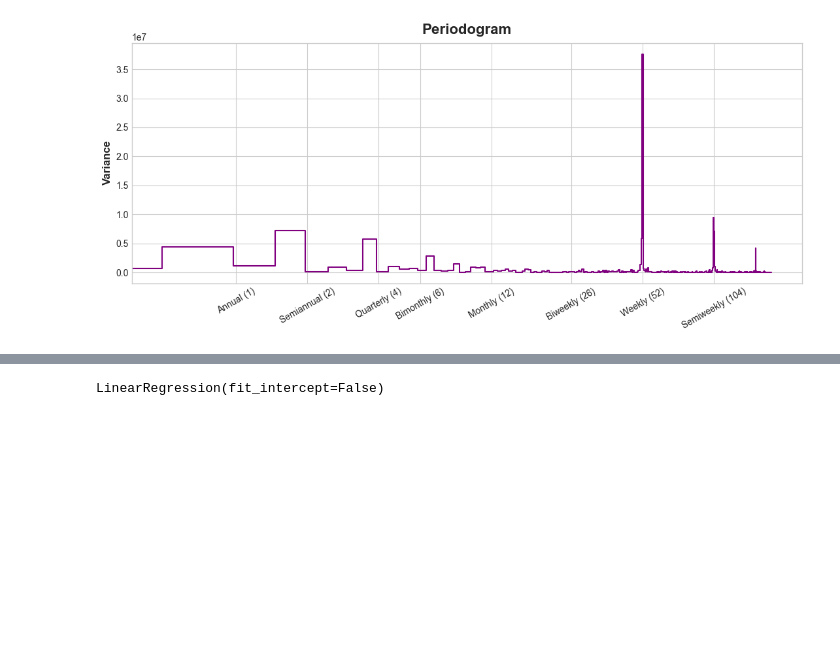
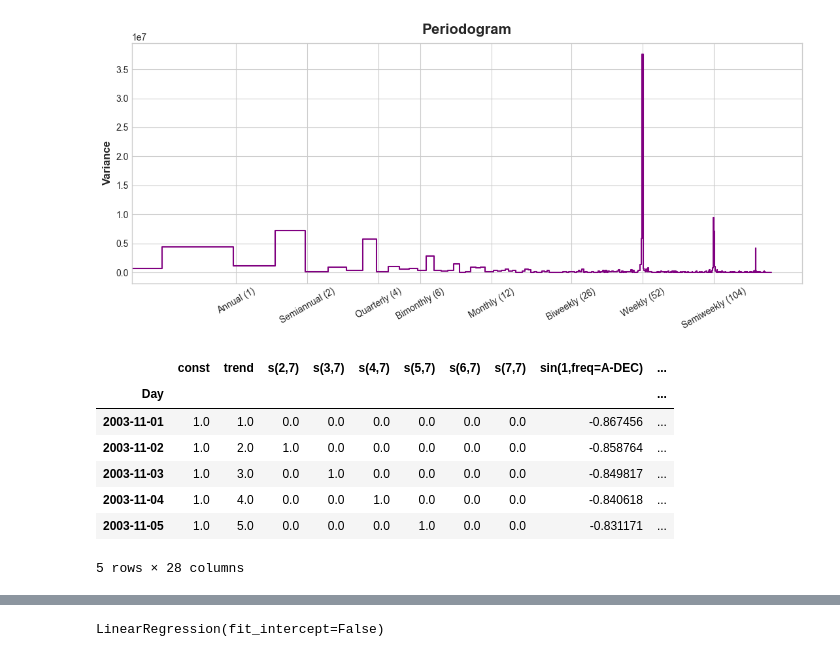
Before and after one commit to zonnhon/data_analysis, a Jupyter notebook: time_series/Seasonality.ipynb, the cells around one changed output, grey strips where cells are left out. Cells and saved outputs as stored; diff of their text form; code cells hidden in the pictures; blank space fills up the shorter version.

```diff
--- a/time_series/Seasonality.ipynb
+++ b/time_series/Seasonality.ipynb
@@ -141,14 +165,24 @@ plot_periodogram(tunnel.NumVehicles)
 # %%
 from statsmodels.tsa.deterministic import CalendarFourier, DeterministicProcess
 
 fourier = CalendarFourier(freq='A', order=10)
 
 dp = DeterministicProcess(
     index=tunnel.index,
     constant=True,
     order=1,
     seasonal=True,
     additional_terms=[fourier],
     drop=True,
 )
 X = dp.in_sample()
+X.head()
+# %% [output]
+|  | const | trend | s(2,7) | s(3,7) | s(4,7) | s(5,7) | s(6,7) | s(7,7) | sin(1,freq=A-DEC) | ... |
+| Day |  |  |  |  |  |  |  |  |  | ... |
+| 2003-11-01 | 1.0 | 1.0 | 0.0 | 0.0 | 0.0 | 0.0 | 0.0 | 0.0 | -0.867456 | ... |
+| 2003-11-02 | 1.0 | 2.0 | 1.0 | 0.0 | 0.0 | 0.0 | 0.0 | 0.0 | -0.858764 | ... |
+| 2003-11-03 | 1.0 | 3.0 | 0.0 | 1.0 | 0.0 | 0.0 | 0.0 | 0.0 | -0.849817 | ... |
+| 2003-11-04 | 1.0 | 4.0 | 0.0 | 0.0 | 1.0 | 0.0 | 0.0 | 0.0 | -0.840618 | ... |
+| 2003-11-05 | 1.0 | 5.0 | 0.0 | 0.0 | 0.0 | 1.0 | 0.0 | 0.0 | -0.831171 | ... |
+5 rows × 28 columns
```
Also changed, not shown: parts of 7 cells of this notebook, 3 other files.
